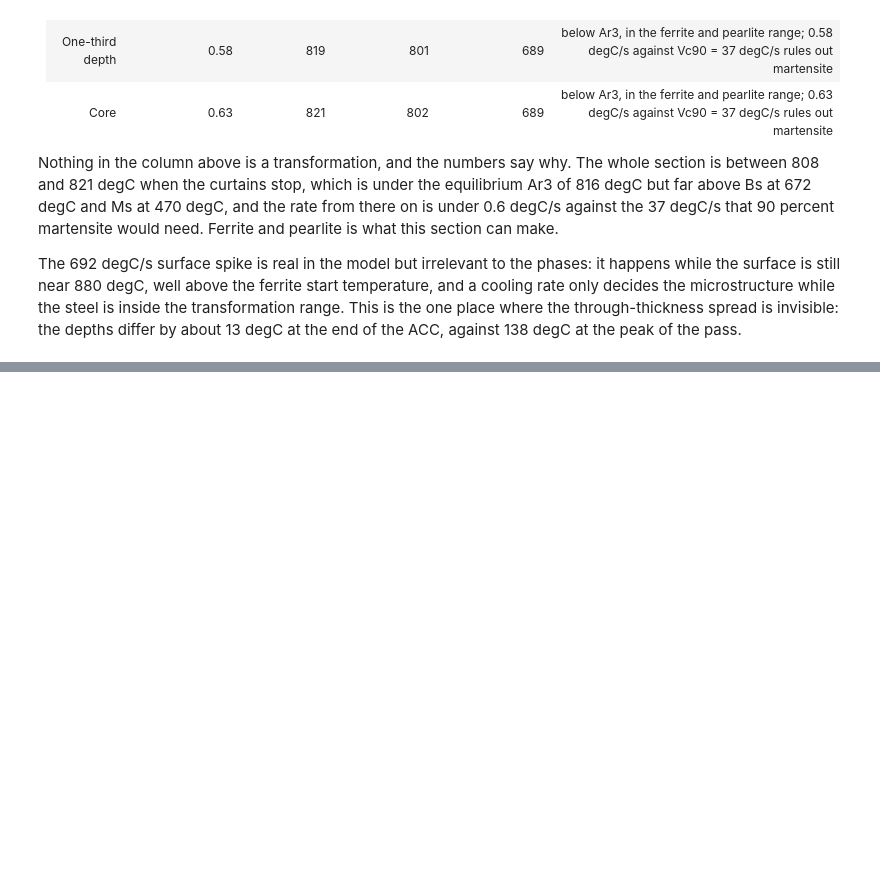
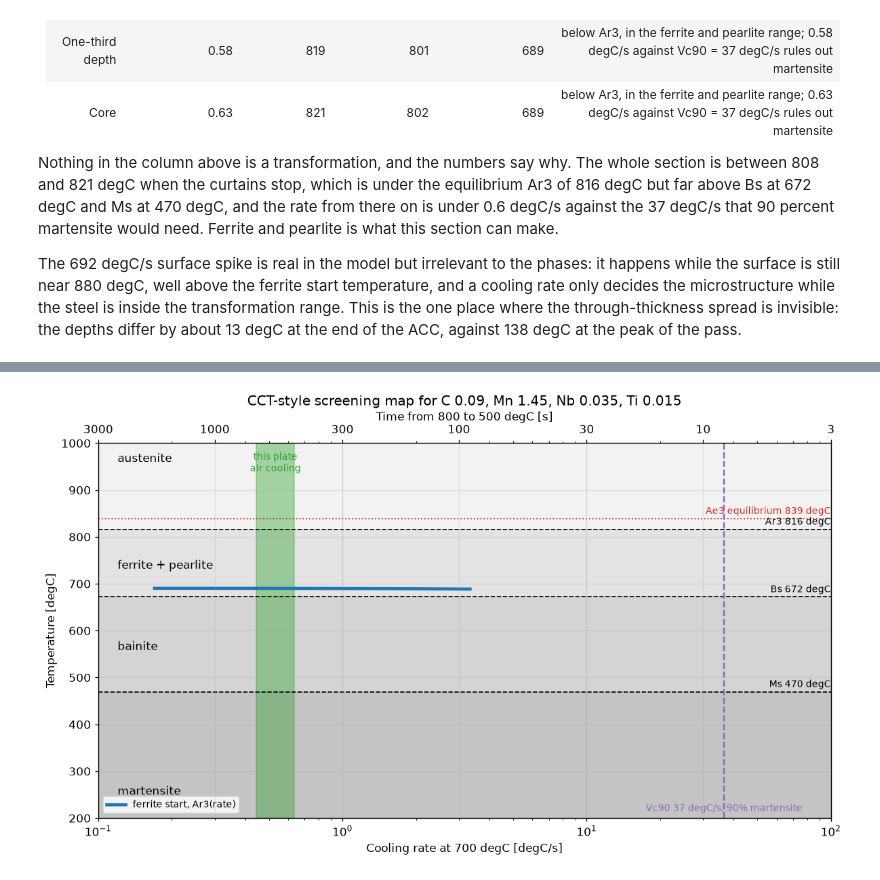
Before and after one commit to daniswaramp/acc-heat-analysis, a Jupyter notebook: ACC_Heat_Analysis.ipynb, the cells around one changed output, grey strips where cells are left out. Cells and saved outputs as stored; diff of their text form; code cells hidden in the pictures; blank space fills up the shorter version.

```diff
--- a/ACC_Heat_Analysis.ipynb
+++ b/ACC_Heat_Analysis.ipynb
@@ -798,8 +819,10 @@ The equations above are the ones this notebook uses for phase assessment, in pla
 # %%
-# chemistry of the grade being cooled, weight percent
-chem = dict(C=0.09, Si=0.25, Mn=1.45, P=0.015, S=0.005, Al=0.035, N=0.006,
-            Cr=0.03, Mo=0.005, Ni=0.02, Cu=0.02, V=0.005, Nb=0.035, Ti=0.015, W=0.0, B=0.0)
-c = chem
+# the chemistry comes from the inputs cell (section 3)
+KEYS = ("C", "Si", "Mn", "P", "S", "Al", "N", "Cr", "Mo", "Ni", "Cu", "V", "Nb", "Ti", "W", "B")
+c = {k: float(chem.get(k, 0.0)) for k in KEYS}
+missing = [k for k in ("C", "Mn", "Si", "Nb", "Ti") if chem.get(k) is None]
+if missing:
+    print("chemistry is missing", ", ".join(missing), ": the defaults of 0 have been used for them")
 
 Ac1 = 739 - 22*c["C"] - 7*c["Mn"] + 2*c["Si"] + 14*c["Cr"] + 13*c["Mo"] - 13*c["Ni"] + 20*c["V"]
 Ac3 = 910 - 203*np.sqrt(c["C"]) - 15.2*c["Ni"] + 44.7*c["Si"] + 104*c["V"] + 31.5*c["Mo"] + 13.1*c["W"]
@@ -896,0 +1070,69 @@ The 692 degC/s surface spike is real in the model but irrelevant to the phases:
+# %%
+# the same chemistry read against cooling time instead of depth
+rate = np.logspace(np.log10(0.1), np.log10(100.0), 200)     # cooling rate at 700 degC [degC/s]
+t85 = 300.0 / rate                                          # time from 800 to 500 degC [s]
+air_lo, air_hi = cr_rows[0][3], cr_rows[-1][3]              # the plate's own rate, from section 10
+
+fig, ax = plt.subplots(figsize=(11, 6.5))
+ax.set_xscale("log"); ax.set_xlim(rate[0], rate[-1]); ax.set_ylim(200.0, 1000.0)
+ax.axhspan(Ar3, 1000.0, color="0.95")
+ax.axhspan(Bs, Ar3, color="0.89")
+ax.axhspan(Ms, Bs, color="0.83")
+ax.axhspan(200.0, Ms, color="0.77")
+for y, lab in ((Ar3, f"Ar3 {Ar3:.0f} degC"), (Bs, f"Bs {Bs:.0f} degC"), (Ms, f"Ms {Ms:.0f} degC")):
+    ax.axhline(y, color="k", lw=1.1, ls="--")
+    ax.text(rate[-1], y + 10, lab, ha="right", fontsize=9)
+if Ae3 is not None:
+    ax.axhline(Ae3, color="tab:red", lw=1.2, ls=":")
+    ax.text(rate[-1], Ae3 + 10, f"Ae3 equilibrium {Ae3:.0f} degC", ha="right", fontsize=9, color="tab:red")
+
+r_fit = np.logspace(np.log10(0.17), np.log10(3.33), 40)     # the range the regression was fitted on
+ax.plot(r_fit, [Ar3_at_rate(r) for r in r_fit], color="tab:blue", lw=3, label="ferrite start, Ar3(rate)")
+
+ax.axvline(Vc90, color="tab:purple", lw=1.6, ls="--")
+ax.text(Vc90, 215, f"Vc90 {Vc90:.0f} degC/s, 90% martensite", fontsize=9, color="tab:purple", ha="center")
+ax.axvspan(air_lo, air_hi, color="tab:green", alpha=0.4)
+ax.text(np.sqrt(air_lo * air_hi), 940, "this plate\nair cooling", fontsize=9, color="tab:green", ha="center")
+
+ax.text(rate[0] * 1.2, 960, "austenite", fontsize=11)
+ax.text(rate[0] * 1.2, (Bs + Ar3) / 2 - 12, "ferrite + pearlite", fontsize=11)
+ax.text(rate[0] * 1.2, (Ms + Bs) / 2 - 12, "bainite", fontsize=11)
+ax.text(rate[0] * 1.2, 250, "martensite", fontsize=11)
+ax.set_xlabel("Cooling rate at 700 degC [degC/s]"); ax.set_ylabel("Temperature [degC]")
+ax.set_title("CCT-style screening map for " + ", ".join(f"{k} {c.get(k, 0):g}" for k in ("C", "Mn", "Nb", "Ti")))
+ax.legend(loc="lower left", fontsize=9)
+
+top = ax.twiny(); top.set_xscale("log"); top.set_xlim(ax.get_xlim())
+tick_t = np.array([3.0, 10.0, 30.0, 100.0, 300.0, 1000.0, 3000.0])
+inside = (300.0 / tick_t >= rate[0]) & (300.0 / tick_t <= rate[-1])
+top.set_xticks((300.0 / tick_t)[inside]); top.set_xticklabels([f"{t:g}" for t in tick_t[inside]])
+top.set_xlabel("Time from 800 to 500 degC [s]")
+fig.tight_layout(); fig.savefig(f"{FIGDIR}/cct_screening.png", dpi=150); plt.show()
+
+rows = ["| Time 800 to 500 degC [s] | Rate [degC/s] | Ferrite start at that rate [degC] | What the chemistry gives |",
+        "|---|---|---|---|"]
+for t in (5.0, 10.0, 20.0, 40.0, 80.0, 150.0, 300.0, 600.0, 1200.0):
+    r = 300.0 / t
+    ar3_at = Ar3_at_rate(r)
+    if r >= Vc90:
+        verdict = "at or above Vc90, so martensite is expected"
+    elif ar3_at is None:
+        verdict = "below Vc90, so no martensite; ferrite start line is outside its fitted range here"
+    elif ar3_at > Bs:
+        verdict = "ferrite starts above Bs, so ferrite and pearlite"
+    else:
+        verdict = "ferrite start below Bs, so bainite would come first"
+    rows.append(f"| {t:g} | {r:.2f} | {'outside the fitted range' if ar3_at is None else f'{ar3_at:.0f}'} | {verdict} |")
+rows += ["",
+         f"Across every rate the ferrite start line covers, it stays above Bs, so ferrite and pearlite is what this grade "
+         f"makes at any cooling a run-out table can deliver. Martensite would need {Vc90:.0f} degC/s or more, roughly "
+         f"{Vc90/((air_lo + air_hi) / 2):.0f} times the rate the plate carries on the cooling bed, and bainite would need "
+         f"the steel to reach {Bs:.0f} degC before the ferrite reaction has taken the austenite, which the same line says "
+         "it will not do.",
+         "",
+         "Change the carbon or the manganese in section 3 and all of this moves: $B_s$ and $M_s$ fall as the alloying "
+         "rises, the ferrite start line drops, and the martensite boundary $V_{c90}$ walks toward the rates a real line "
+         "can reach. That is the run worth doing before quoting a cooling practice for a new grade."]
+display(Markdown("\n".join(rows)))
+# %% [output]
+[figure, added]
```
Also changed, not shown: parts of 11 cells of this notebook, 16 other files.
